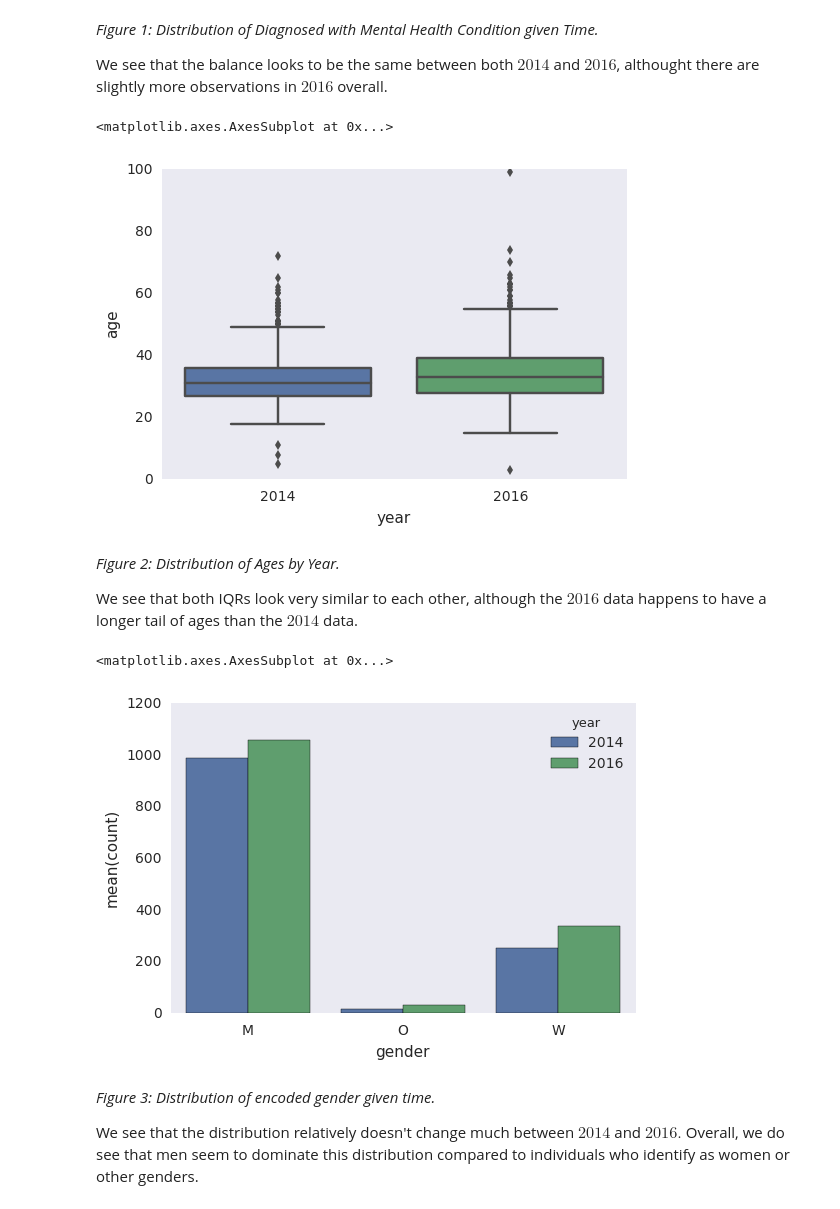
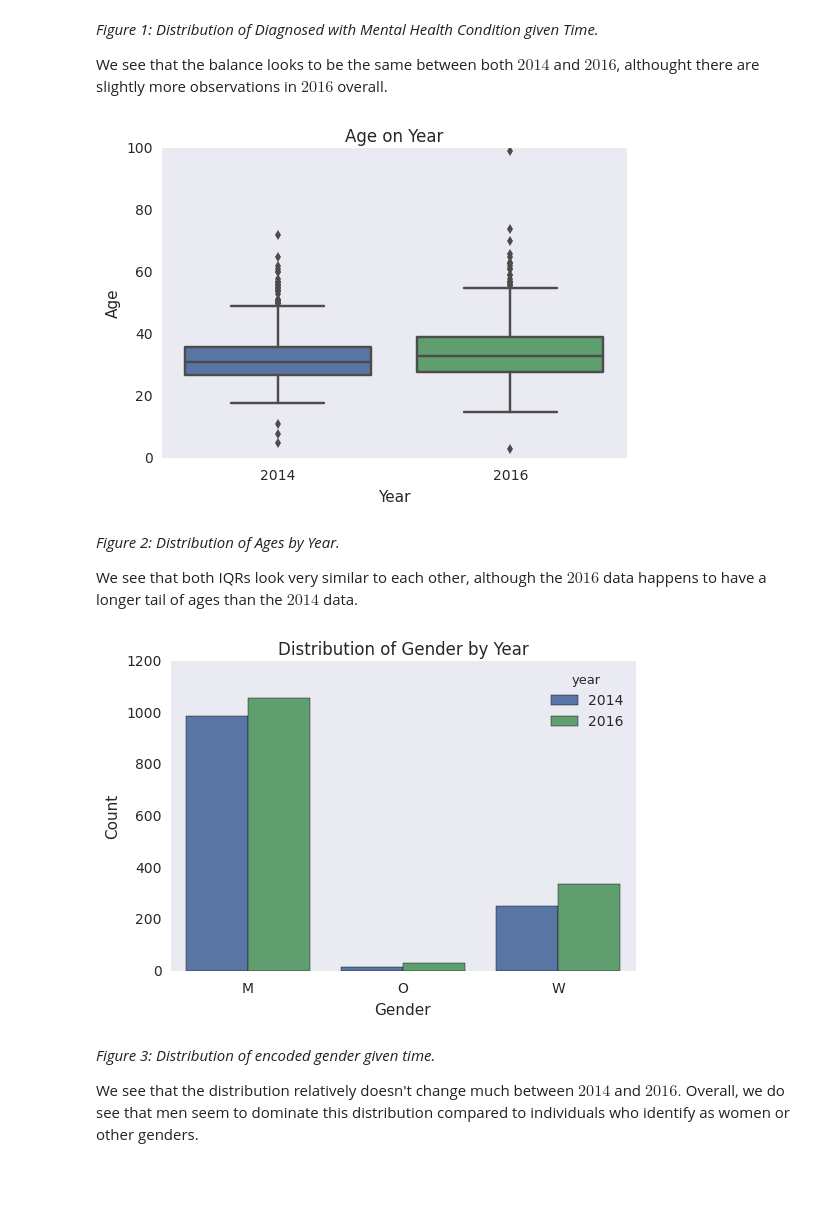
Before and after one commit to PLBMR/mentalHealthDataAnalysis, a Jupyter notebook: osmiMentalHealthInTech/analysis/timeAnalysis/timeDependentEDA.ipynb, the cells around one changed output. Drawn from its saved outputs; the diff is of its cells as text; code cells hidden in the pictures; blank space fills up the shorter version.

```diff
--- a/osmiMentalHealthInTech/analysis/timeAnalysis/timeDependentEDA.ipynb
+++ b/osmiMentalHealthInTech/analysis/timeAnalysis/timeDependentEDA.ipynb
@@ -54,9 +55,12 @@ _Figure 1: Distribution of Diagnosed with Mental Health Condition given Time._
 We see that the balance looks to be the same between both $2014$ and $2016$, althought there are slightly more observations in $2016$ overall.
 # %%
 sns.boxplot(x = "year",y = "age",data = timeDepFrame)
+plt.xlabel("Year")
+plt.ylabel("Age")
+plt.title("Age on Year")
+plt.savefig("../../reports/thirdBlogPost/figures/figure03.png")
 # %% [output]
-<matplotlib.axes.AxesSubplot at 0x...>
-[figure, old version]
+[figure, new version]
 # %% [markdown]
 _Figure 2: Distribution of Ages by Year._
 
@@ -66,9 +70,12 @@ genderTimeCountFrame = timeDepFrame.groupby(["gender","year"],as_index = False)[
                                                 "age"].count()
 genderTimeCountFrame = genderTimeCountFrame.rename(columns = {"age":"count"})
 sns.barplot(x = "gender",y = "count",hue = "year",data = genderTimeCountFrame)
+plt.xlabel("Gender")
+plt.ylabel("Count")
+plt.title("Distribution of Gender by Year")
+plt.savefig("../../reports/thirdBlogPost/figures/figure04.png")
 # %% [output]
-<matplotlib.axes.AxesSubplot at 0x...>
-[figure, old version]
+[figure, new version]
 # %% [markdown]
 _Figure 3: Distribution of encoded gender given time._
 
```
Also changed, not shown: parts of 3 cells of this notebook, 20 other files.
